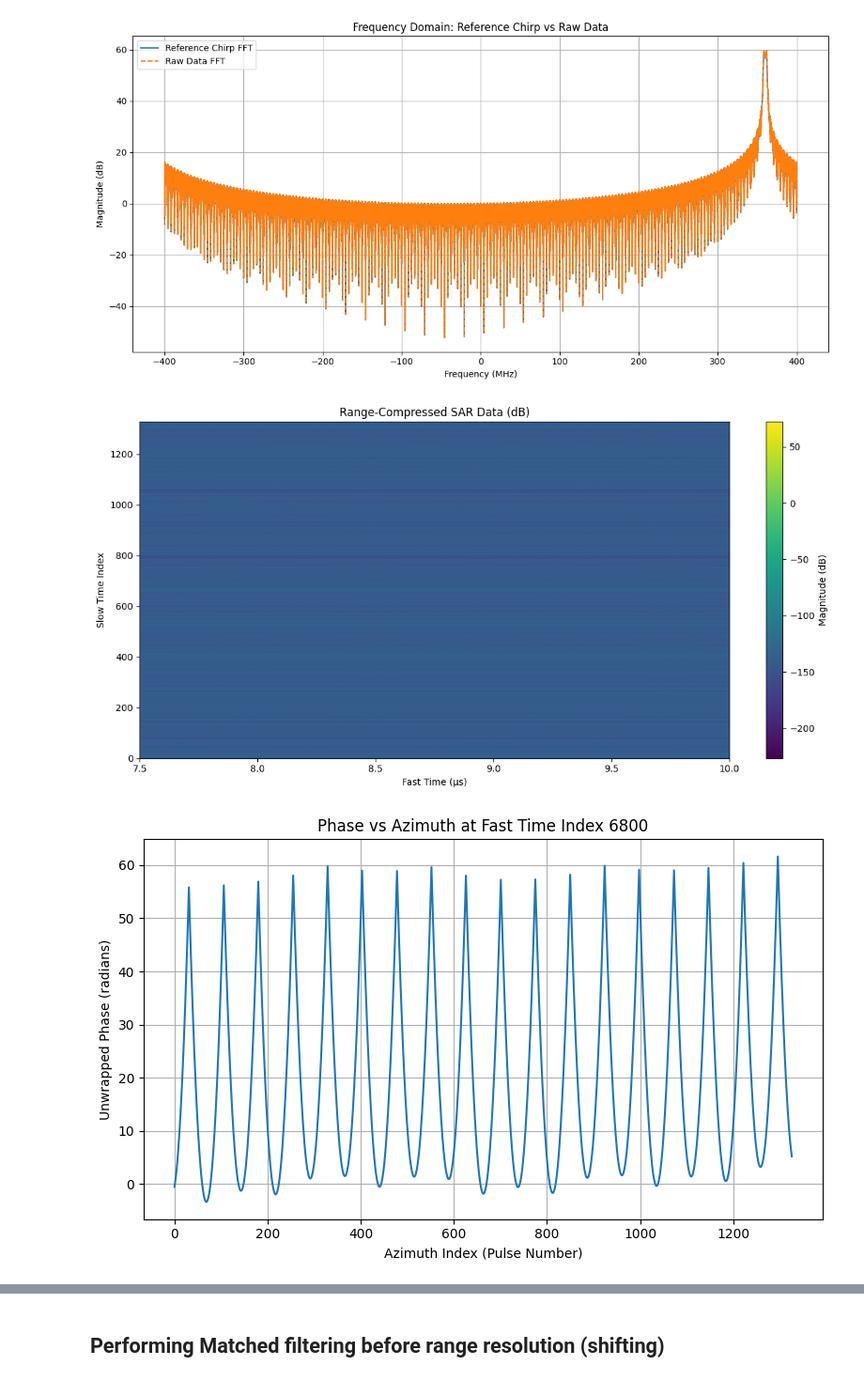
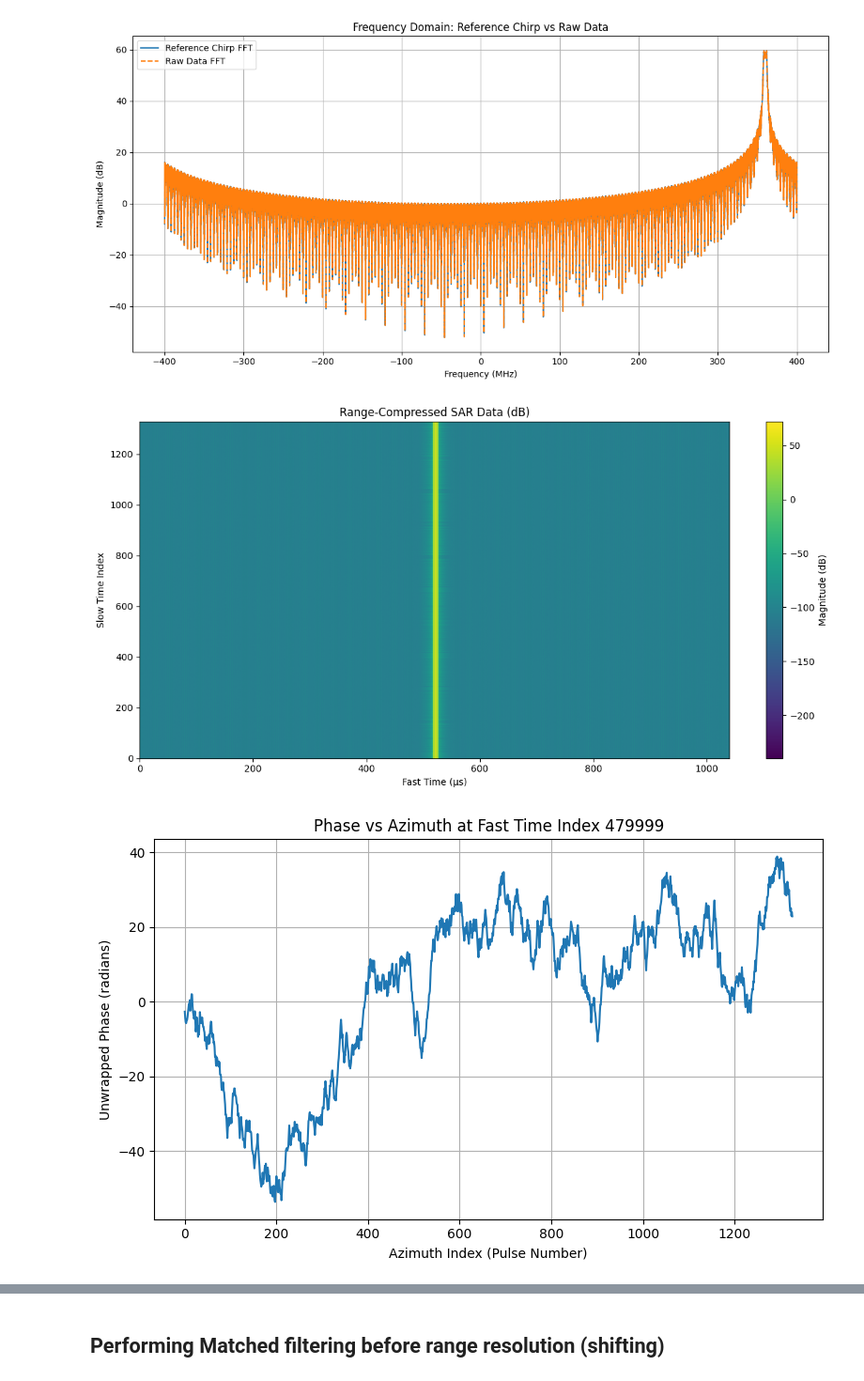
Before and after one commit to kwokkeith/signal_processing_notes, a Jupyter notebook: 06_raw_data_processing.ipynb, the cells around one changed output, grey strips where cells are left out. Shown at 94% size. Drawn from its saved outputs; the diff is of its cells as text; code cells hidden in the pictures.

```diff
--- a/06_raw_data_processing.ipynb
+++ b/06_raw_data_processing.ipynb
@@ -545,11 +525,11 @@ compressed_data = matched_filtering_range_real_chirp(
 plot_compressed_data_db(
     compressed_data,
     sampling_frequency=sampling_frequency,
-    xlim_microseconds=(7.5, 10),
+    xlim_microseconds=(0, 1040),
     downsample_fast=5
 )
 # %% [output]
-[figure, old version]
+[figure, new version]
 # %%
 def plot_phase_vs_azimuth(data, sampling_frequency, fast_time_index=None, fast_time_us=None):
     """
@@ -581,9 +561,9 @@ def plot_phase_vs_azimuth(data, sampling_frequency, fast_time_index=None, fast_t
     plt.tight_layout()
     plt.show()
 # %%
-plot_phase_vs_azimuth(compressed_data, sampling_frequency, fast_time_us=8.5)
+plot_phase_vs_azimuth(compressed_data, sampling_frequency, fast_time_us=600)
 # %% [output]
-[figure, old version]
+[figure, new version]
 # %%
 import scipy.signal as signal
 import numpy as np
```
Also changed, not shown: parts of 4 cells of this notebook, 10 other files.
